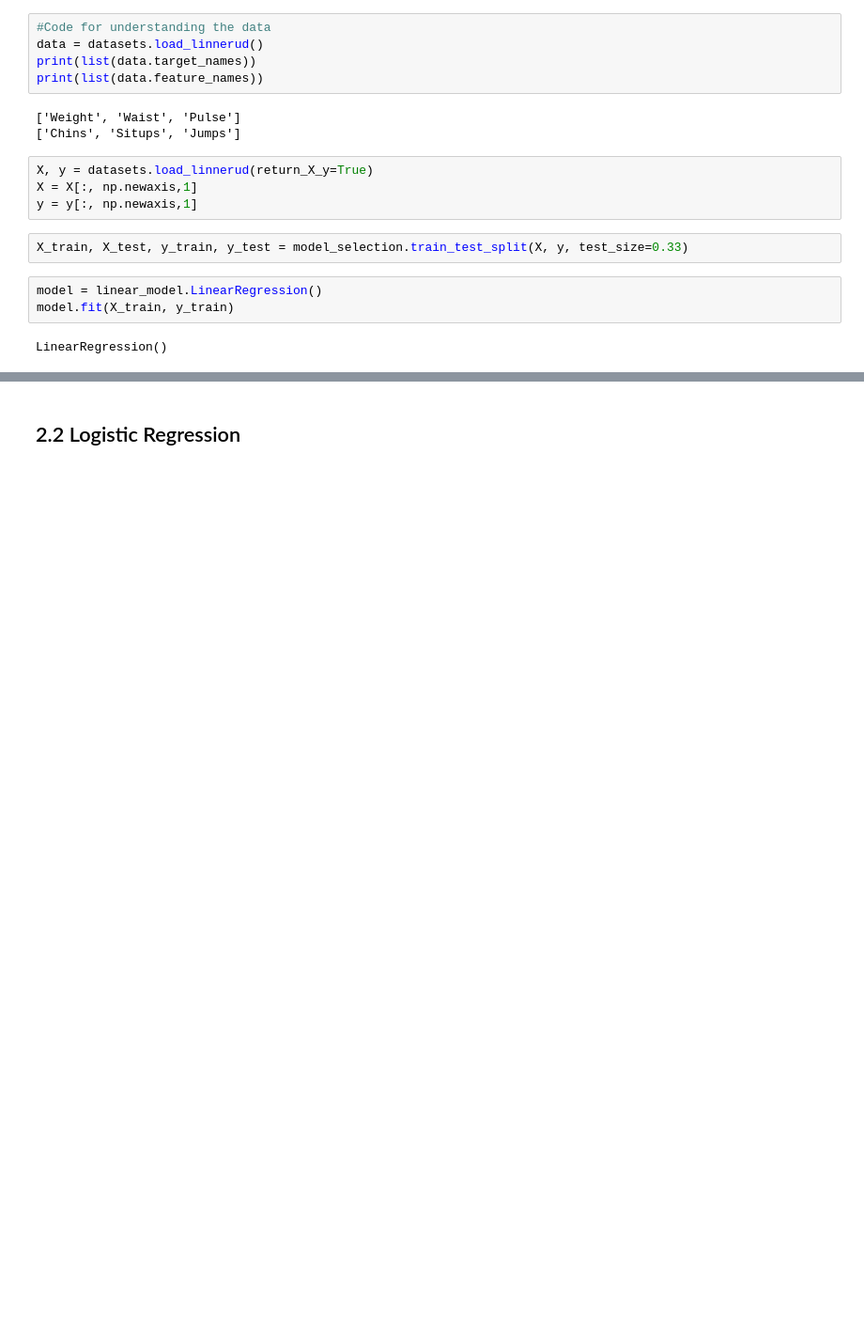
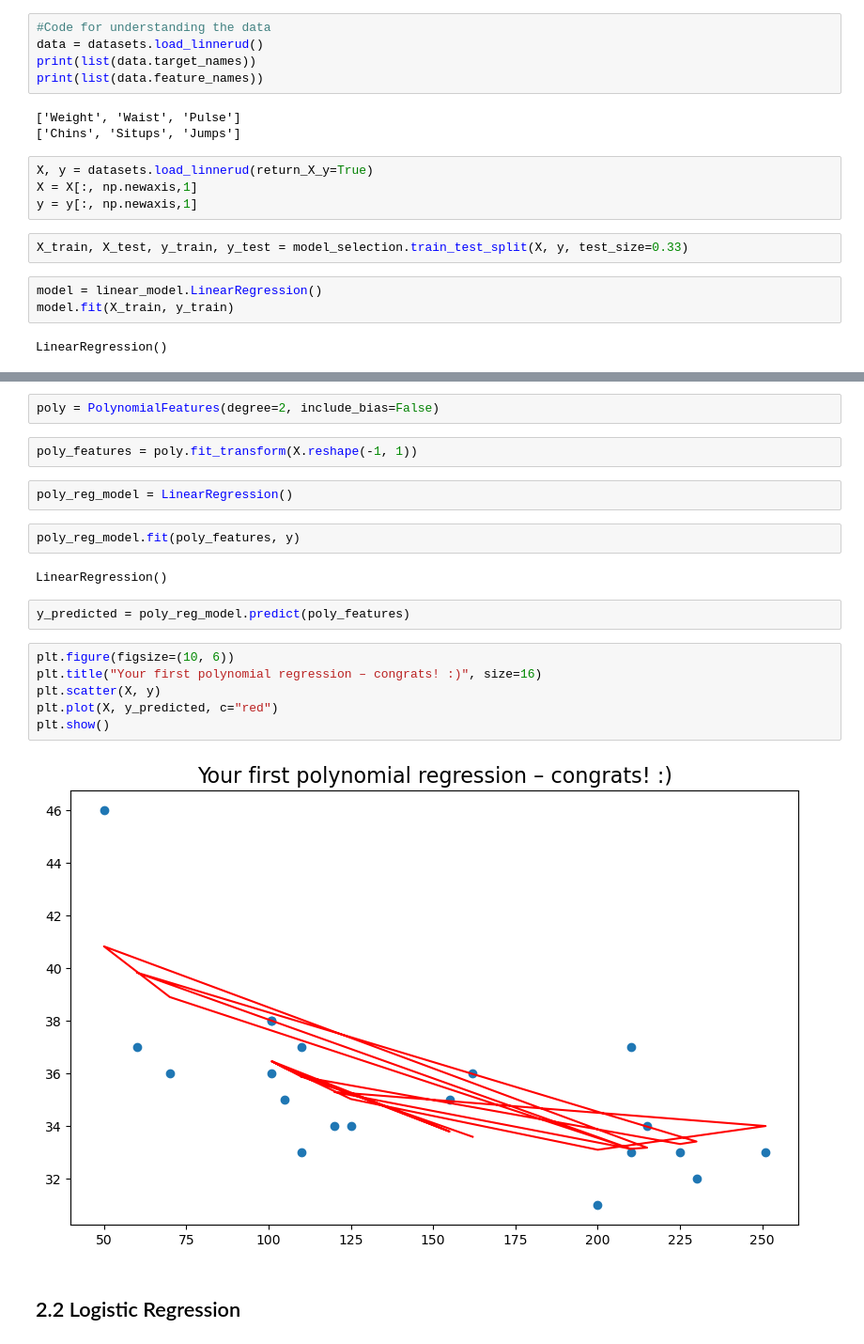
Before and after one commit to VictorHjort/ML-For-Beginners, a Jupyter notebook: 2-Regression/Assignment/assignment.ipynb, the cells around one changed output, grey strips where cells are left out. Shown at 94% size. Cells and saved outputs as stored; diff of their text form; blank space fills up the shorter version.

```diff
--- a/2-Regression/Assignment/assignment.ipynb
+++ b/2-Regression/Assignment/assignment.ipynb
@@ -58,2 +62,22 @@ Mean error: 2.69 (7.3%)
+# %%
+poly = PolynomialFeatures(degree=2, include_bias=False)
+# %%
+poly_features = poly.fit_transform(X.reshape(-1, 1))
+# %%
+poly_reg_model = LinearRegression()
+# %%
+poly_reg_model.fit(poly_features, y)
+# %% [output]
+LinearRegression()
+# %%
+y_predicted = poly_reg_model.predict(poly_features)
+# %%
+plt.figure(figsize=(10, 6))
+plt.title("Your first polynomial regression – congrats! :)", size=16)
+plt.scatter(X, y)
+plt.plot(X, y_predicted, c="red")
+plt.show()
+# %% [output]
+[figure, added]
 # %% [markdown]
 ## 2.2 Logistic Regression
```
Also changed, not shown: parts of 5 cells of this notebook.
